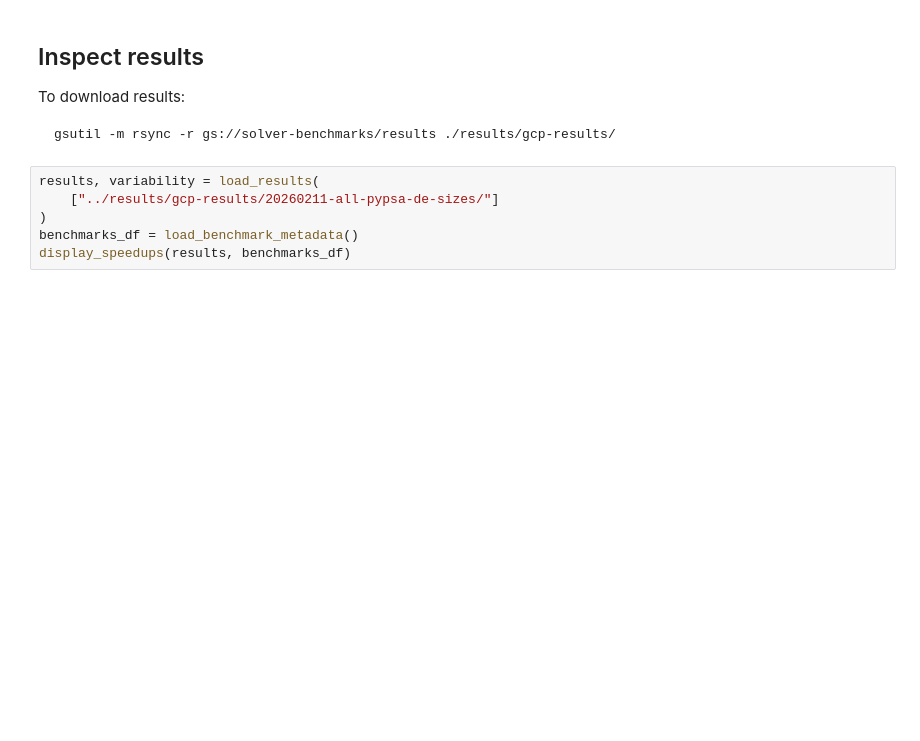
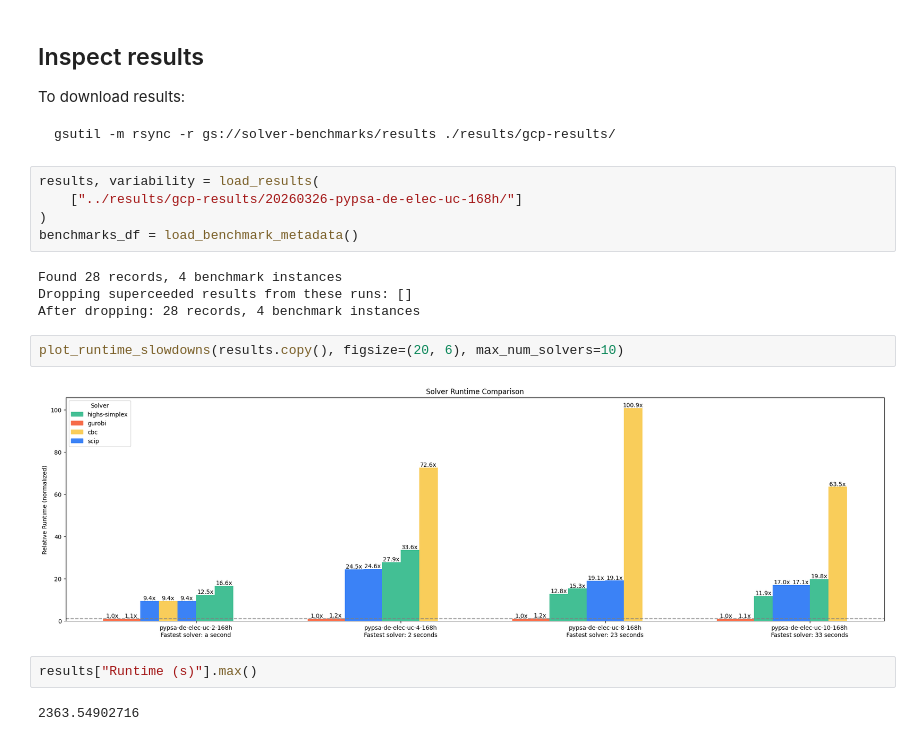
Before and after one commit to open-energy-transition/solver-benchmark, a Jupyter notebook: notebooks/run-pypsa-de-uc-sizes.ipynb, the cells around one changed output. Drawn from its saved outputs; the diff is of its cells as text; blank space fills up the shorter version.

Commit message:
Plot results of small 168h sizes

````diff
--- a/notebooks/run-pypsa-de-uc-sizes.ipynb
+++ b/notebooks/run-pypsa-de-uc-sizes.ipynb
@@ -310,7 +300,18 @@ gsutil -m rsync -r gs://solver-benchmarks/results ./results/gcp-results/
 ```
 # %%
 results, variability = load_results(
-    ["../results/gcp-results/20260211-all-pypsa-de-sizes/"]
+    ["../results/gcp-results/20260326-pypsa-de-elec-uc-168h/"]
 )
 benchmarks_df = load_benchmark_metadata()
-display_speedups(results, benchmarks_df)
+# %% [output]
+Found 28 records, 4 benchmark instances
+Dropping superceeded results from these runs: []
+After dropping: 28 records, 4 benchmark instances
+# %%
+plot_runtime_slowdowns(results.copy(), figsize=(20, 6), max_num_solvers=10)
+# %% [output]
+[figure, added]
+# %%
+results["Runtime (s)"].max()
+# %% [output]
+2363.54902716
````
Also changed, not shown: parts of 2 cells of this notebook.
